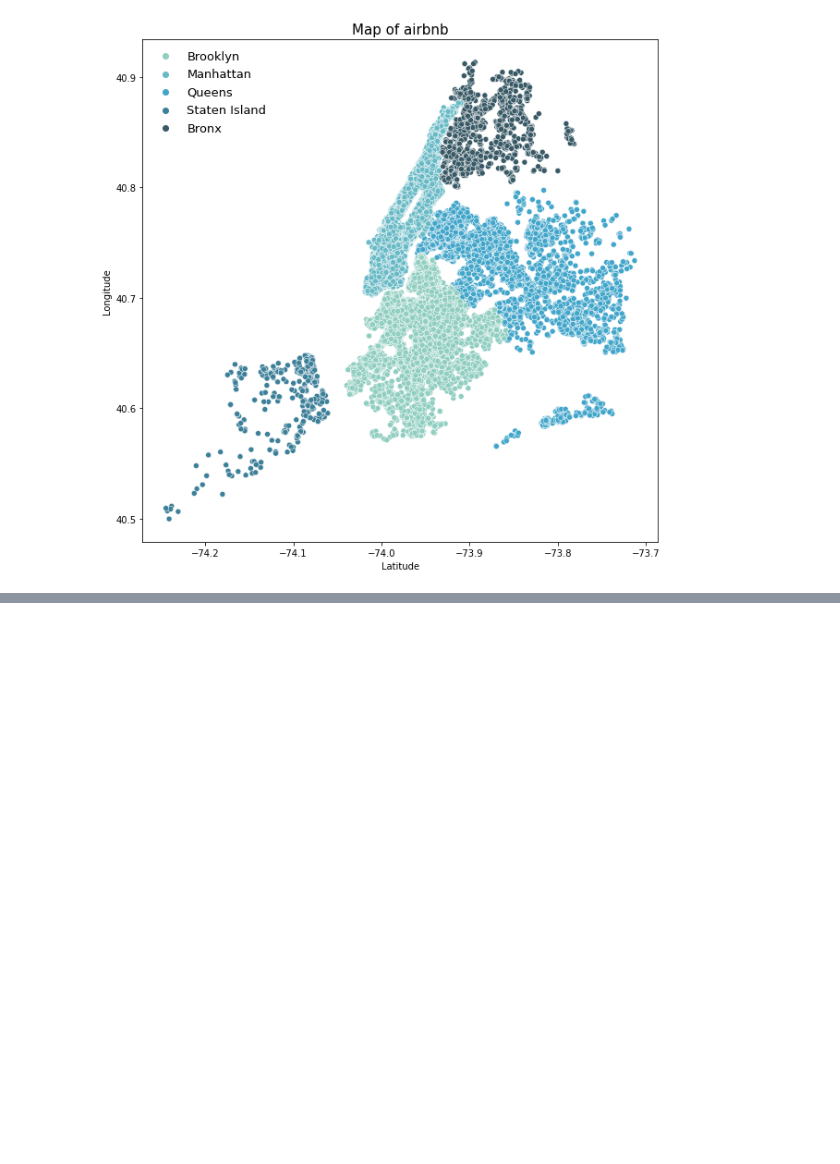
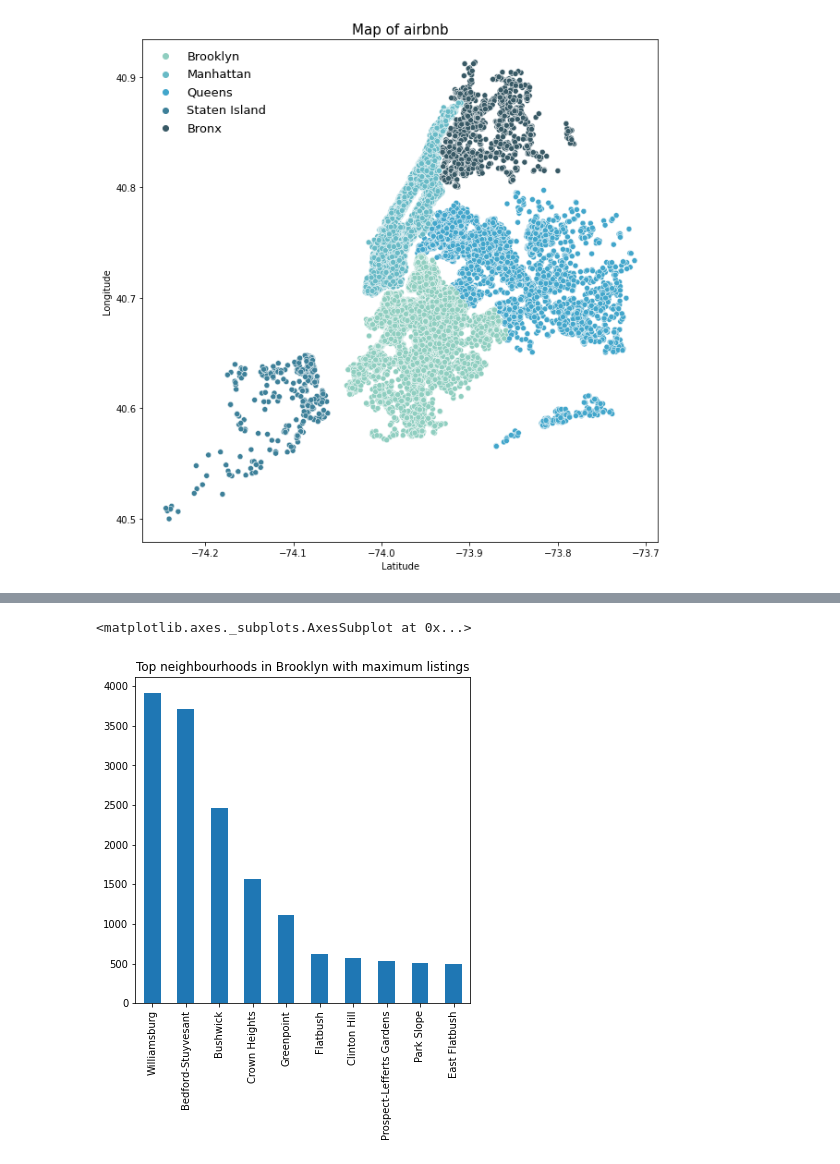
Before and after one commit to sanjay2097/airbnb-analysis, a Jupyter notebook: Airbnb_Capstone_Project.ipynb, the cells around one changed output, grey strips where cells are left out. Drawn from its saved outputs; the diff is of its cells as text; code cells hidden in the pictures; blank space fills up the shorter version.

```diff
--- a/Airbnb_Capstone_Project.ipynb
+++ b/Airbnb_Capstone_Project.ipynb
@@ -218,0 +289,7 @@ plt.legend(frameon=False, fontsize=13)
+# %%
+Title = "Top neighbourhoods in Brooklyn with maximum listings"
+
+als[als["neighbourhood_group"]=="Brooklyn"]["neighbourhood"].value_counts().head(10).plot(kind='bar' , figsize=(6,6) , title=Title)
+# %% [output]
+<matplotlib.axes._subplots.AxesSubplot at 0x...>
+[figure, added]
```
Also changed, not shown: parts of 37 cells of this notebook.
